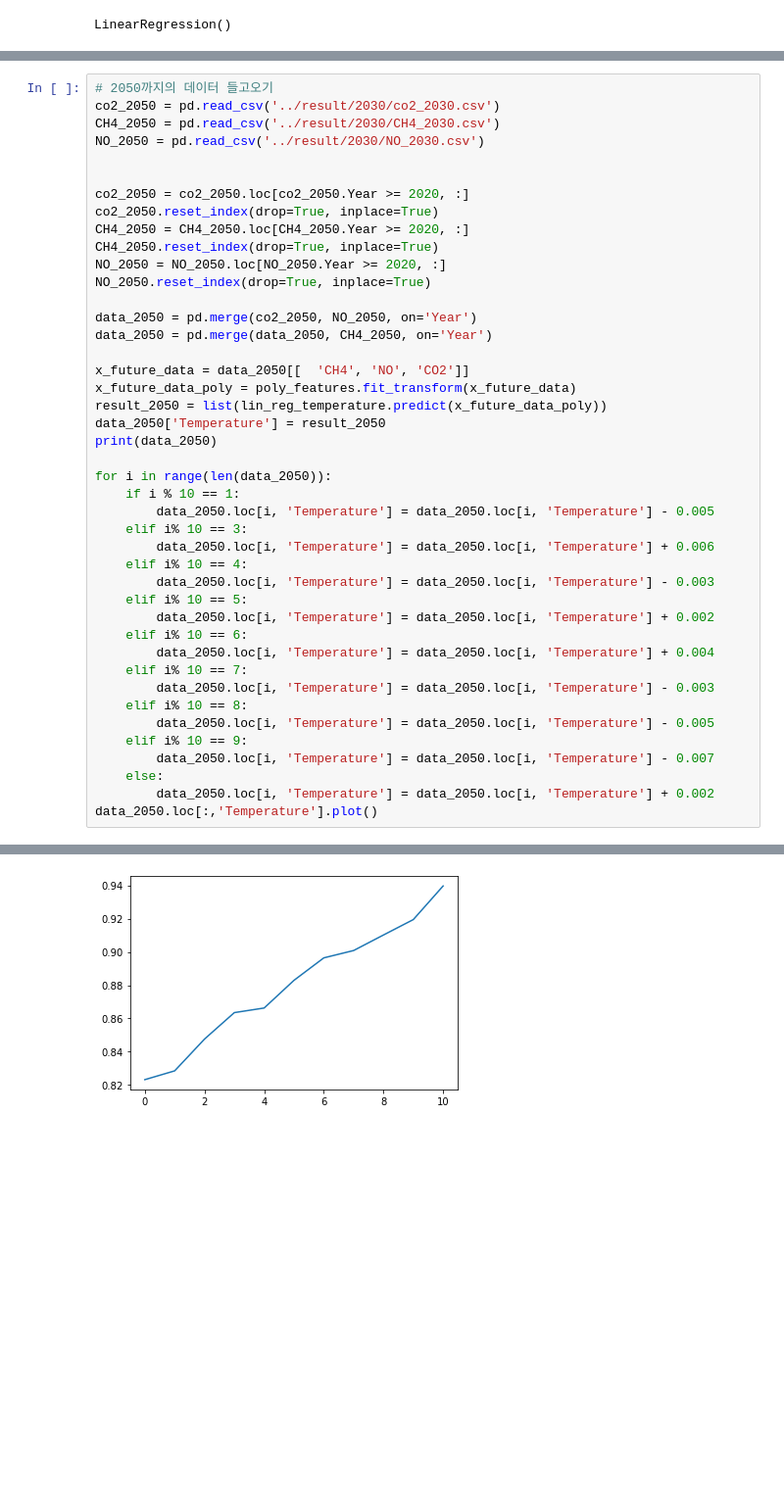
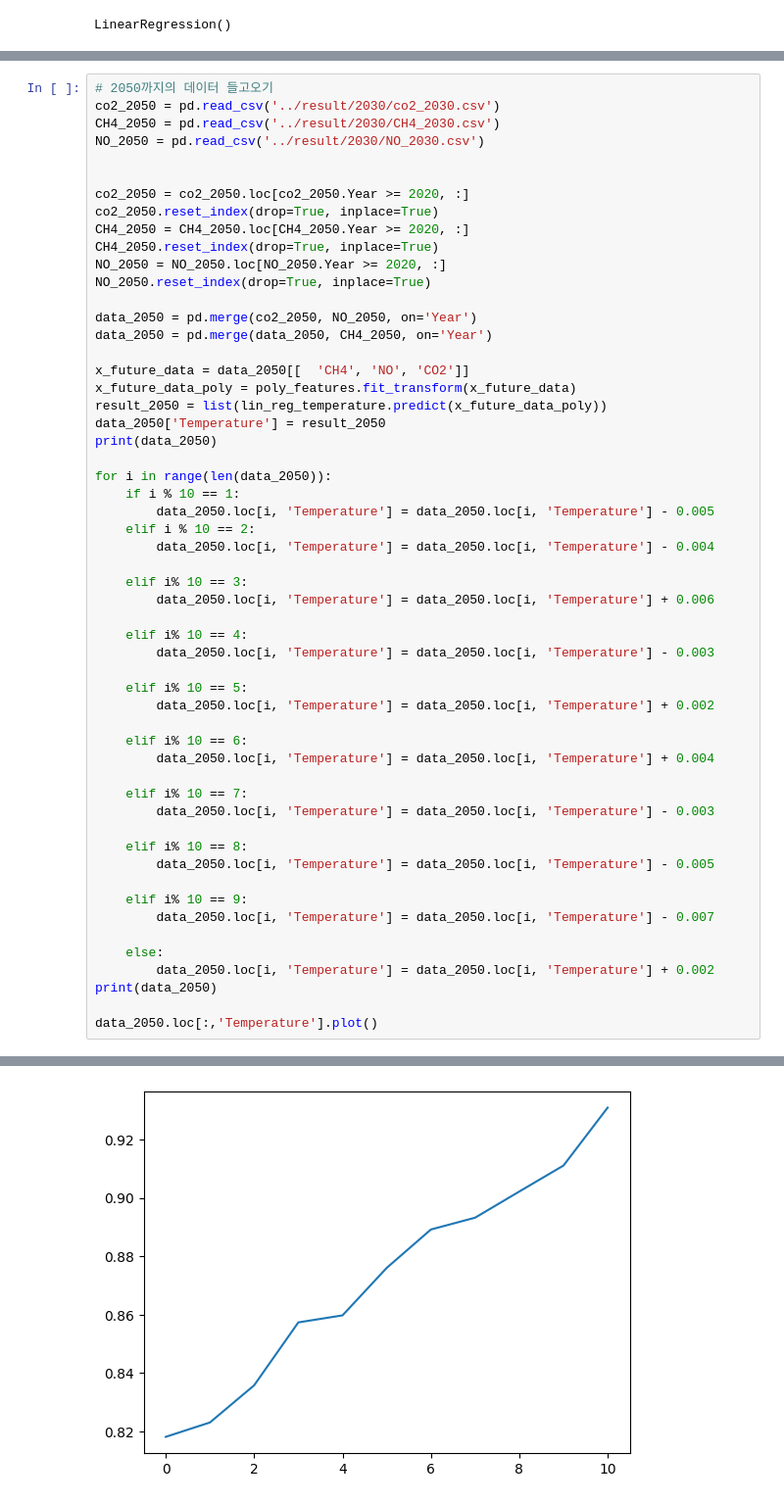
Before and after one commit to dohyun-dev/Zirraforming, a Jupyter notebook: ZirraForming/workspace/dongwook/processing/learning_code/마이페이지 보낼 코드 정리.ipynb, the cells around one changed output, grey strips where cells are left out. Shown: that part at 98% size. Drawn from its saved outputs; the diff is of its cells as text; blank space fills up the shorter version.

```diff
--- a/ZirraForming/workspace/dongwook/processing/learning_code/마이페이지 보낼 코드 정리.ipynb
+++ b/ZirraForming/workspace/dongwook/processing/learning_code/마이페이지 보낼 코드 정리.ipynb
@@ -98,22 +117,34 @@ print(data_2050)
 for i in range(len(data_2050)):
     if i % 10 == 1:
         data_2050.loc[i, 'Temperature'] = data_2050.loc[i, 'Temperature'] - 0.005
+    elif i % 10 == 2:
+        data_2050.loc[i, 'Temperature'] = data_2050.loc[i, 'Temperature'] - 0.004
+
     elif i% 10 == 3:
         data_2050.loc[i, 'Temperature'] = data_2050.loc[i, 'Temperature'] + 0.006
+
     elif i% 10 == 4:
         data_2050.loc[i, 'Temperature'] = data_2050.loc[i, 'Temperature'] - 0.003
+
     elif i% 10 == 5:
         data_2050.loc[i, 'Temperature'] = data_2050.loc[i, 'Temperature'] + 0.002
+
     elif i% 10 == 6:
         data_2050.loc[i, 'Temperature'] = data_2050.loc[i, 'Temperature'] + 0.004
+
     elif i% 10 == 7:
         data_2050.loc[i, 'Temperature'] = data_2050.loc[i, 'Temperature'] - 0.003
+
     elif i% 10 == 8:
         data_2050.loc[i, 'Temperature'] = data_2050.loc[i, 'Temperature'] - 0.005
+
     elif i% 10 == 9:
         data_2050.loc[i, 'Temperature'] = data_2050.loc[i, 'Temperature'] - 0.007
+
     else:
         data_2050.loc[i, 'Temperature'] = data_2050.loc[i, 'Temperature'] + 0.002
+print(data_2050)
+
 data_2050.loc[:,'Temperature'].plot()
 # %% [output]
       Year           CO2            NO           CH4  Temperature
@@ -132,2 +168,2 @@ data_2050.loc[:,'Temperature'].plot()
-[figure, old version]
+[figure, new version]
 # %%
```
Also changed, not shown: parts of 7 cells of this notebook, 12 other files.
